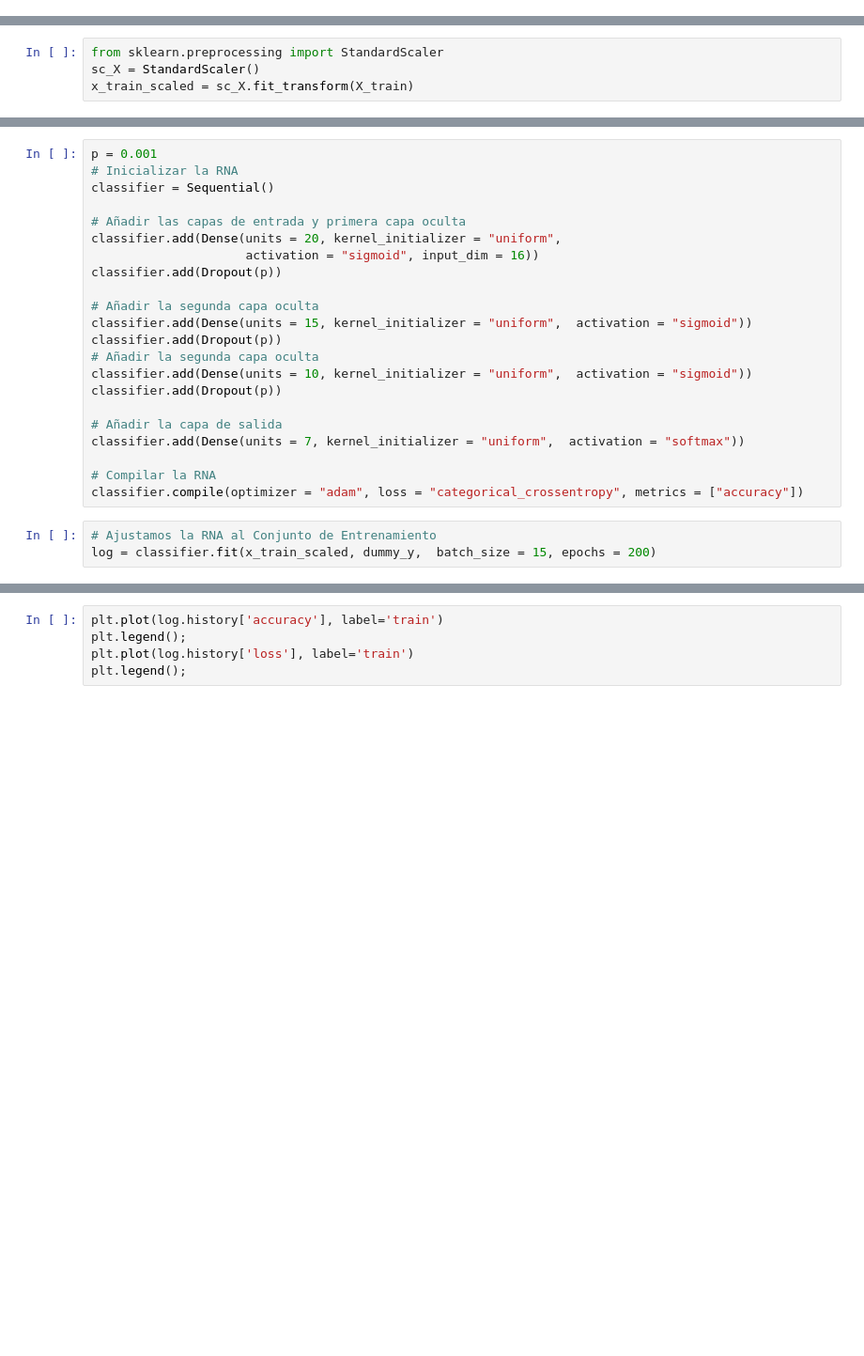
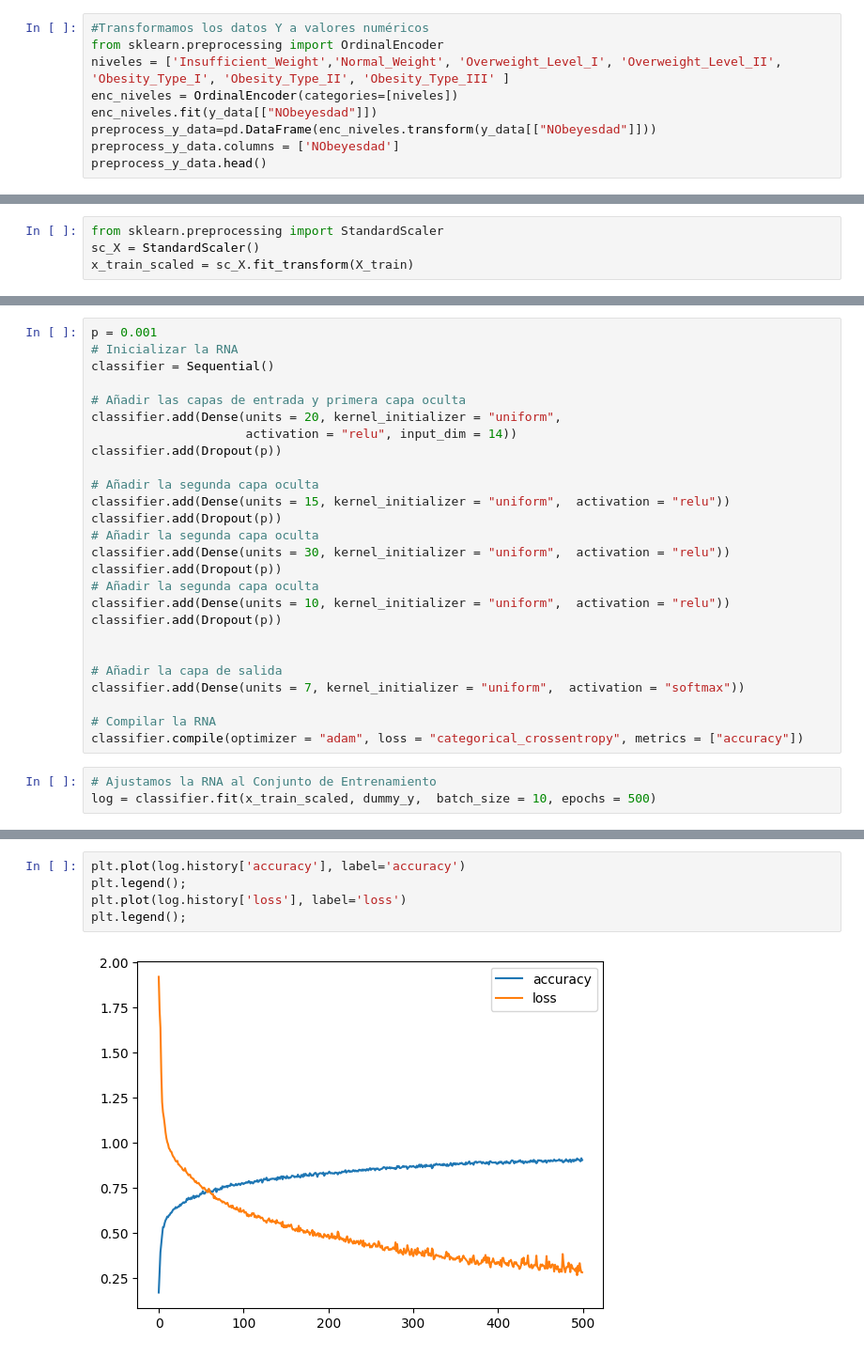
Before and after one commit to niwdehu/ProyectoFinal_INF648, a Jupyter notebook: Notebooks/ProcesoData.ipynb, the cells around one changed output, grey strips where cells are left out. Shown at 94% size. Saved outputs shown, nothing was run; the diff lists cells and outputs as text; blank space fills up the shorter version.

Commit message:
Segunda version

```diff
--- a/Notebooks/ProcesoData.ipynb
+++ b/Notebooks/ProcesoData.ipynb
@@ -183,0 +178,9 @@ preprocess_data.head()
+# %%
+#Transformamos los datos Y a valores numéricos
+from sklearn.preprocessing import OrdinalEncoder
+niveles = ['Insufficient_Weight','Normal_Weight', 'Overweight_Level_I', 'Overweight_Level_II', 'Obesity_Type_I', 'Obesity_Type_II', 'Obesity_Type_III' ]
+enc_niveles = OrdinalEncoder(categories=[niveles])
+enc_niveles.fit(y_data[["NObeyesdad"]])
+preprocess_y_data=pd.DataFrame(enc_niveles.transform(y_data[["NObeyesdad"]]))
+preprocess_y_data.columns = ['NObeyesdad']
+preprocess_y_data.head()
@@ -280,15 +279,19 @@ classifier = Sequential()
 
 # Añadir las capas de entrada y primera capa oculta
 classifier.add(Dense(units = 20, kernel_initializer = "uniform",
-                     activation = "sigmoid", input_dim = 16))
+                     activation = "relu", input_dim = 14))
 classifier.add(Dropout(p))
 
 # Añadir la segunda capa oculta
-classifier.add(Dense(units = 15, kernel_initializer = "uniform",  activation = "sigmoid"))
+classifier.add(Dense(units = 15, kernel_initializer = "uniform",  activation = "relu"))
 classifier.add(Dropout(p))
 # Añadir la segunda capa oculta
-classifier.add(Dense(units = 10, kernel_initializer = "uniform",  activation = "sigmoid"))
+classifier.add(Dense(units = 30, kernel_initializer = "uniform",  activation = "relu"))
 classifier.add(Dropout(p))
+# Añadir la segunda capa oculta
+classifier.add(Dense(units = 10, kernel_initializer = "uniform",  activation = "relu"))
+classifier.add(Dropout(p))
+
 
 # Añadir la capa de salida
 classifier.add(Dense(units = 7, kernel_initializer = "uniform",  activation = "softmax"))
@@ -297,4 +300,4 @@ classifier.add(Dense(units = 7, kernel_initializer = "uniform",  activation = "s
 classifier.compile(optimizer = "adam", loss = "categorical_crossentropy", metrics = ["accuracy"])
 # %%
 # Ajustamos la RNA al Conjunto de Entrenamiento
-log = classifier.fit(x_train_scaled, dummy_y,  batch_size = 15, epochs = 200)
+log = classifier.fit(x_train_scaled, dummy_y,  batch_size = 10, epochs = 500)
@@ -301,8 +322,10 @@ log = classifier.fit(x_train_scaled, dummy_y,  batch_size = 15, epochs = 200)
 # %%
-plt.plot(log.history['accuracy'], label='train')
+plt.plot(log.history['accuracy'], label='accuracy')
 plt.legend();
-plt.plot(log.history['loss'], label='train')
+plt.plot(log.history['loss'], label='loss')
 plt.legend();
+# %% [output]
+[figure, added]
 # %%
 #calcualmos datos test
 sc_X = StandardScaler()
```
Also changed, not shown: parts of 25 cells of this notebook.
